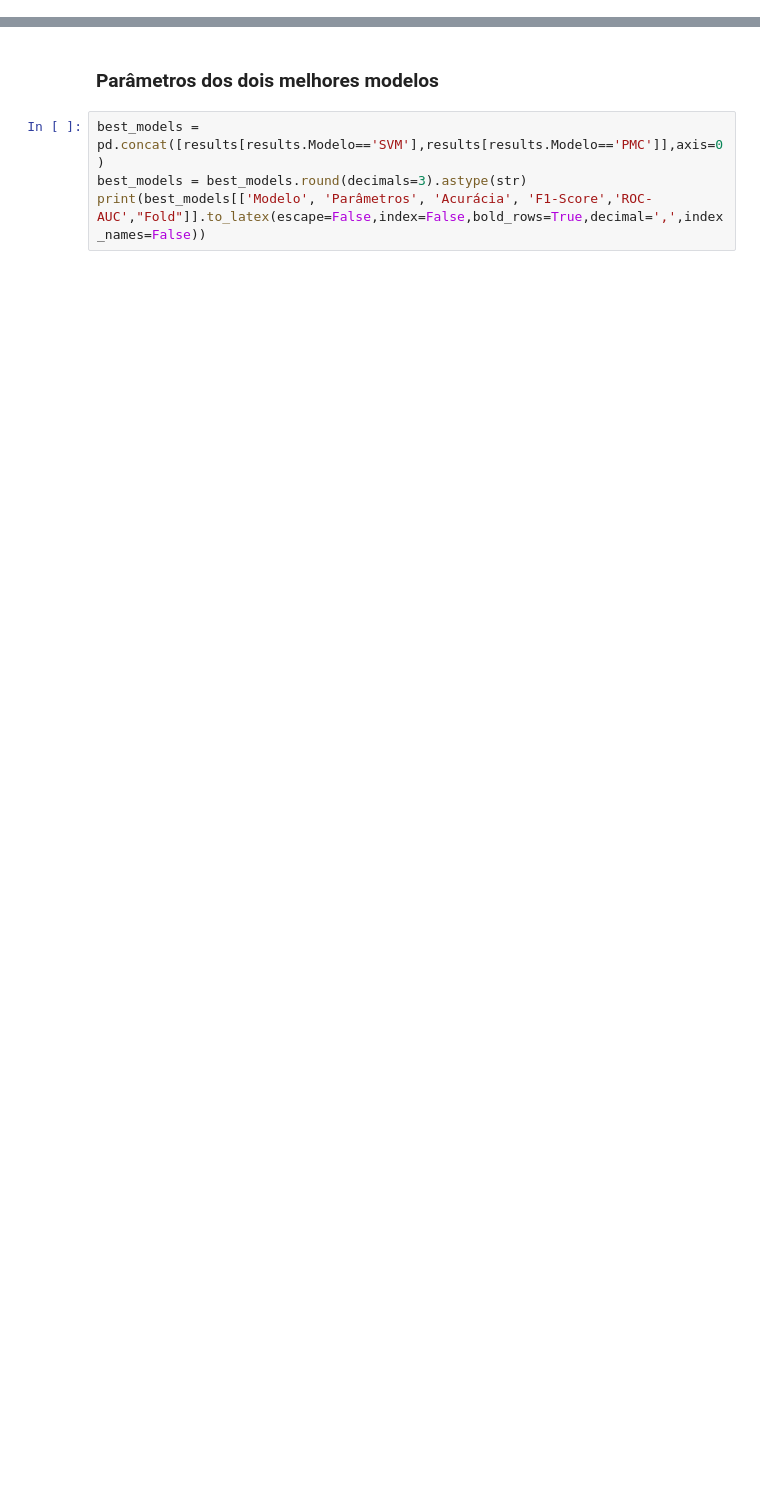
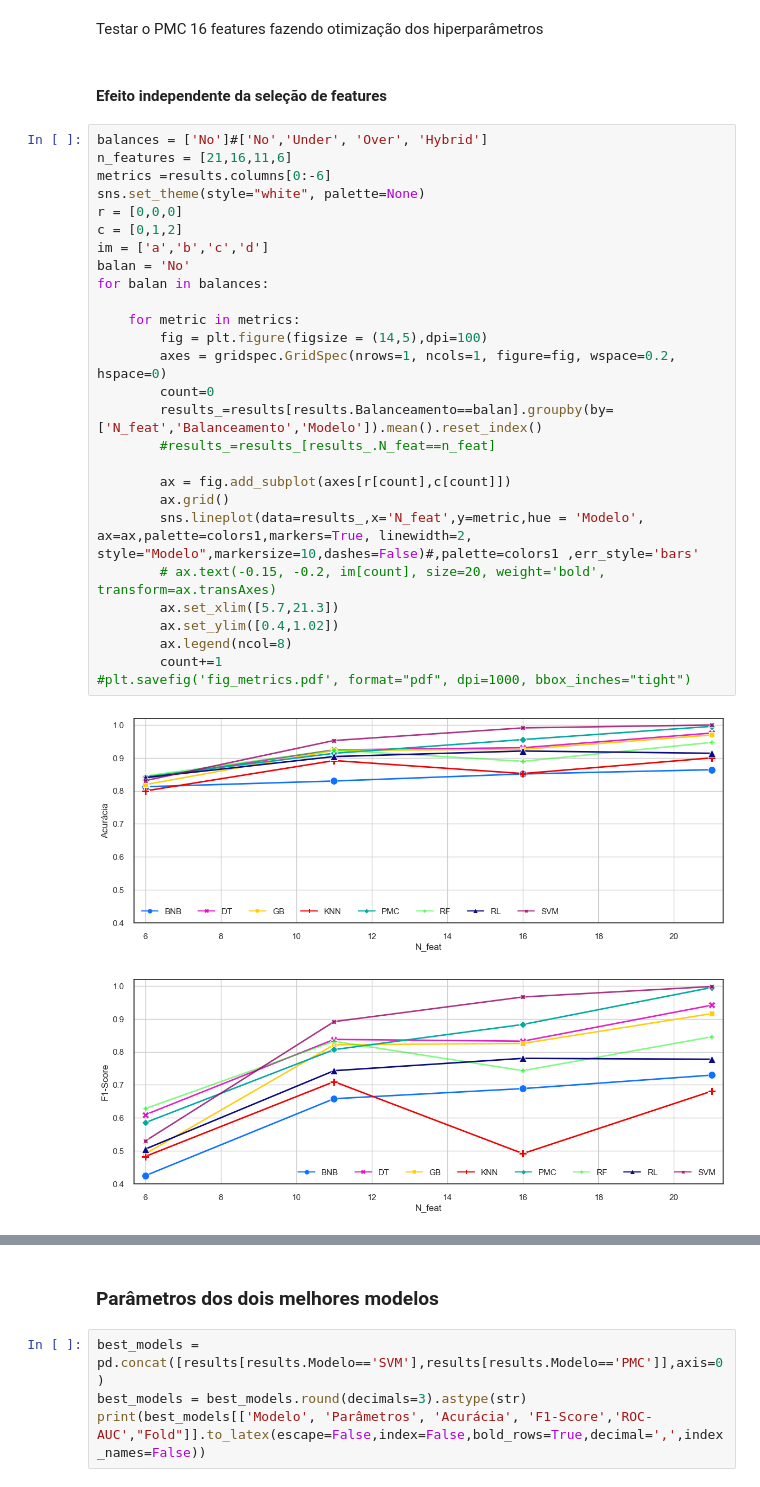
Before and after one commit to lucas-fpaiva/AnalisePred-PES, a Jupyter notebook: Projeto/car_eval/results_view.ipynb, the cells around one changed output, grey strips where cells are left out. Drawn from its saved outputs; the diff is of its cells as text; blank space fills up the shorter version.

```diff
--- a/Projeto/car_eval/results_view.ipynb
+++ b/Projeto/car_eval/results_view.ipynb
@@ -71,0 +152,34 @@ data.head()
+# %% [markdown]
+Testar o PMC 16 features fazendo otimização dos hiperparâmetros
+# %% [markdown]
+#### Efeito independente da seleção de features
+# %%
+balances = ['No']#['No','Under', 'Over', 'Hybrid']
+n_features = [21,16,11,6]
+metrics =results.columns[0:-6]
+sns.set_theme(style="white", palette=None)
+r = [0,0,0]
+c = [0,1,2]
+im = ['a','b','c','d']
+balan = 'No'
+for balan in balances:
+
+    for metric in metrics:
+        fig = plt.figure(figsize = (14,5),dpi=100)
+        axes = gridspec.GridSpec(nrows=1, ncols=1, figure=fig, wspace=0.2, hspace=0)
+        count=0
+        results_=results[results.Balanceamento==balan].groupby(by=['N_feat','Balanceamento','Modelo']).mean().reset_index()
+        #results_=results_[results_.N_feat==n_feat]
+
+        ax = fig.add_subplot(axes[r[count],c[count]])
+        ax.grid()
+        sns.lineplot(data=results_,x='N_feat',y=metric,hue = 'Modelo', ax=ax,palette=colors1,markers=True, linewidth=2, style="Modelo",markersize=10,dashes=False)#,palette=colors1 ,err_style='bars'
+        # ax.text(-0.15, -0.2, im[count], size=20, weight='bold', transform=ax.transAxes)
+        ax.set_xlim([5.7,21.3])
+        ax.set_ylim([0.4,1.02])
+        ax.legend(ncol=8)
+        count+=1
+#plt.savefig('fig_metrics.pdf', format="pdf", dpi=1000, bbox_inches="tight")
+# %% [output]
+[figure, added]
+[figure, added]
```
Also changed, not shown: parts of 37 cells of this notebook.
